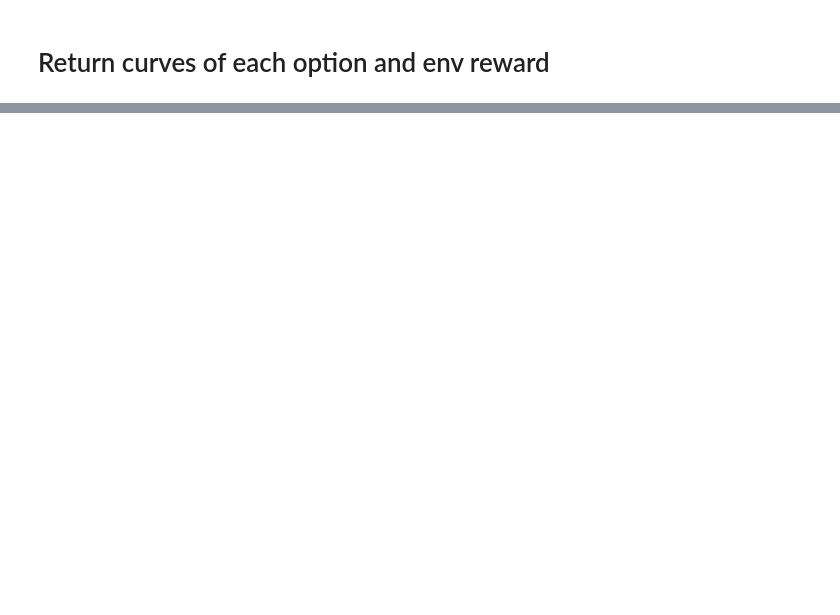
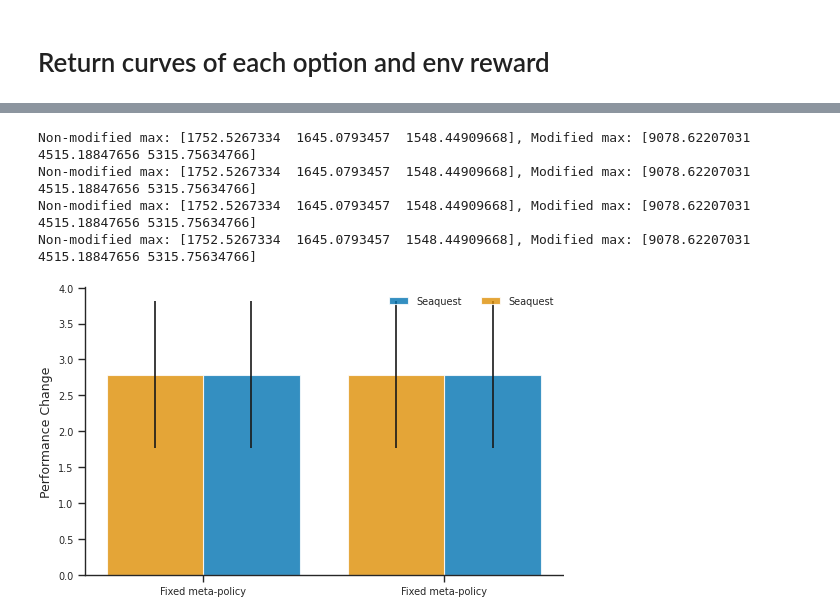
Before and after one commit to remunds/symbolic_options, a Jupyter notebook: src/symbolic_options/plots/plots.ipynb, the cells around one changed output, grey strips where cells are left out. Cells and saved outputs as stored; diff of their text form; code cells hidden in the pictures; blank space fills up the shorter version.

```diff
--- a/src/symbolic_options/plots/plots.ipynb
+++ b/src/symbolic_options/plots/plots.ipynb
@@ -217,17 +218,63 @@ findfont: Generic family 'serif' not found because none of the following familie
 # %%
 # What about distribution shifts? How do they handle them?
 
-def distribution_shift_plot(df, run_names):
-    # Bar-plot, starting at y=1 , X: "pqn", "hpqn", "llm", "comb"
-    # -> How do they handle the shifts?
-    # Multiple bars: Seaquest, SeaquestModif, Kangaroo, KangarooModif
-    # Set the style
+def distribution_shift_plot(df, games, algos):
     sns.set_theme(context="paper", style="ticks")
     colors = sns.color_palette("colorblind")
-    # Create a figure and axis
     with plt.rc_context(bundles.neurips2024(usetex=False)):
+        width = 0.4  # narrower bars to fit more
         fig, ax = plt.subplots()
-        df1 = df[df["run_name"].isin(run_names)]
-        # create bars for each run
-        bar_width = 0.2
-        x = np.arange(len(df1))
+
+        x = np.arange(len(algos))  # one x-tick per algorithm
+
+        # For each game and mod condition, plot bars offset from center
+        for i, game in enumerate(games):
+            perf_change_means = []
+            perf_change_stds = []
+
+            for algo in algos:
+                # Get performance change = (modified_max - original_max) / original_max
+                # Non-modified
+                non_mod = df[df["run_name"] == f"{algo}_{game}"]["test_env_ret"].iloc[0]
+                non_mod_max = non_mod.max(axis=1) # (n_seeds,)
+
+                # Modified
+                mod = df[df["run_name"] == f"{algo}_modifs_{game}"]["test_env_ret"].iloc[0]
+                mod_max = mod.max(axis=1) # (n_seeds,)
+                print(f"Non-modified max: {non_mod_max}, Modified max: {mod_max}")
+
+                perf_change = (mod_max - non_mod_max) / non_mod_max # (n_seeds,)
+                perf_change_mean = perf_change.mean()
+                perf_change_std = perf_change.std()
+                perf_change_means.append(perf_change_mean)
+                perf_change_stds.append(perf_change_std)
+
+            # Shift bars to the left and right based on game index
+            if i % 2 == 0:
+                pos = x + width/2
+            else:
+                pos = x - width/2
+            ax.bar(pos, perf_change_means, yerr=perf_change_stds, width=width,
+                label=f"{game}", color=colors[i], alpha=0.8)
+
+        ax.set_xticks(x)
+        algo_names = [get_algorithm_from_name(algo) for algo in algos]
+        ax.set_xticklabels(algo_names)
+        ax.set_ylabel("Performance Change")
+        # ax.set_title("Performance Change under Distribution Shift")
+        ax.legend(frameon=False, ncol=2)
+        sns.despine()
+        plt.tight_layout()
+        plt.show()
+
+
+combined_df = seaquest_df.copy()
+combined_df["game"] = "Seaquest"
+combined_df2 = seaquest_df.copy()
+combined_df2["game"] = "Seaquest"
+both_df = pd.concat([combined_df, combined_df2], ignore_index=True)
+# distribution_shift_plot(combined_df, ["Seaquest"], ["pqn_hier_llm"])
+# This is what we want to plot later
+# distribution_shift_plot(both_df, ["Seaquest", "Kangaroo"], ["pqn", "pqn_hier", "pqn_hier_llm", "pqn_hier_comb"])
+distribution_shift_plot(both_df, ["Seaquest", "Seaquest"], ["pqn_hier_llm", "pqn_hier_llm"])
+# %% [output]
@@ -233,0 +298,5 @@ def distribution_shift_plot(df, run_names):
+Non-modified max: [1752.5267334  1645.0793457  1548.44909668], Modified max: [9078.62207031 4515.18847656 5315.75634766]
+Non-modified max: [1752.5267334  1645.0793457  1548.44909668], Modified max: [9078.62207031 4515.18847656 5315.75634766]
+Non-modified max: [1752.5267334  1645.0793457  1548.44909668], Modified max: [9078.62207031 4515.18847656 5315.75634766]
+Non-modified max: [1752.5267334  1645.0793457  1548.44909668], Modified max: [9078.62207031 4515.18847656 5315.75634766]
+[figure, added]
```
Also changed, not shown: parts of 5 cells of this notebook, 6 other files.
